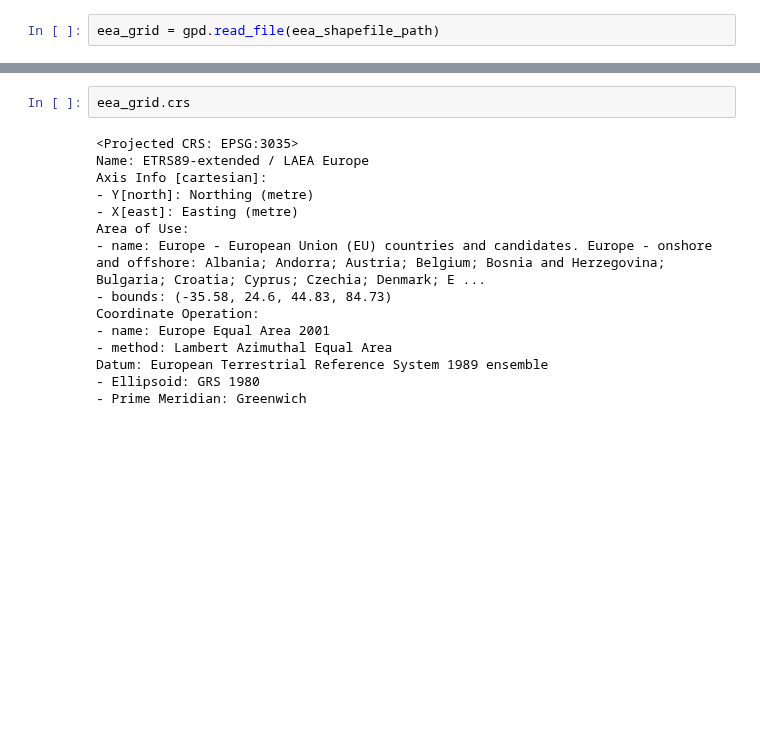
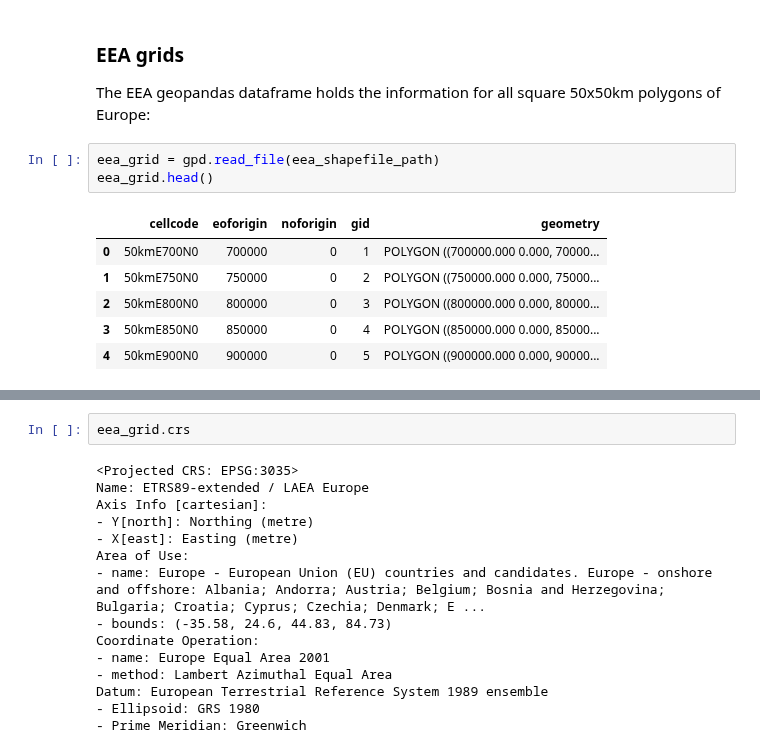
Before and after one commit to marinasie/bird-sighting-validation, a Jupyter notebook: marina/01_data_preparation/03_EEA_Grid_Assignment.ipynb, the cells around one changed output, grey strips where cells are left out. Cells and saved outputs as stored; diff of their text form; blank space fills up the shorter version.

```diff
--- a/marina/01_data_preparation/03_EEA_Grid_Assignment.ipynb
+++ b/marina/01_data_preparation/03_EEA_Grid_Assignment.ipynb
@@ -25,3 +58,14 @@ df = pd.read_csv(data_path, index_col=0, low_memory=False)
+# %% [markdown]
+### EEA grids
+The EEA geopandas dataframe holds the information for all square 50x50km polygons of Europe:
 # %%
 eea_grid = gpd.read_file(eea_shapefile_path)
+eea_grid.head()
+# %% [output]
+|  | cellcode | eoforigin | noforigin | gid | geometry |
+| 0 | 50kmE700N0 | 700000 | 0 | 1 | POLYGON ((700000.000 0.000, 70000... |
+| 1 | 50kmE750N0 | 750000 | 0 | 2 | POLYGON ((750000.000 0.000, 75000... |
+| 2 | 50kmE800N0 | 800000 | 0 | 3 | POLYGON ((800000.000 0.000, 80000... |
+| 3 | 50kmE850N0 | 850000 | 0 | 4 | POLYGON ((850000.000 0.000, 85000... |
+| 4 | 50kmE900N0 | 900000 | 0 | 5 | POLYGON ((900000.000 0.000, 90000... |
 # %% [markdown]
```
Also changed, not shown: parts of 17 cells of this notebook, 21 other files.
